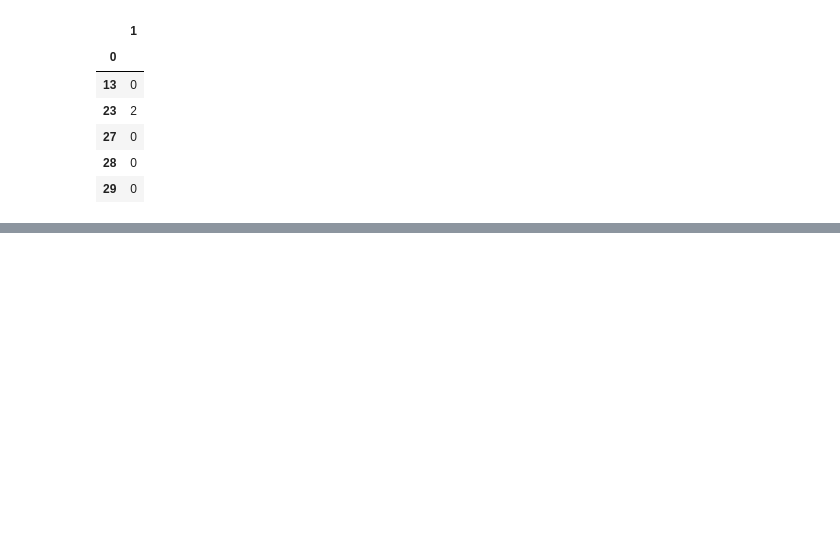
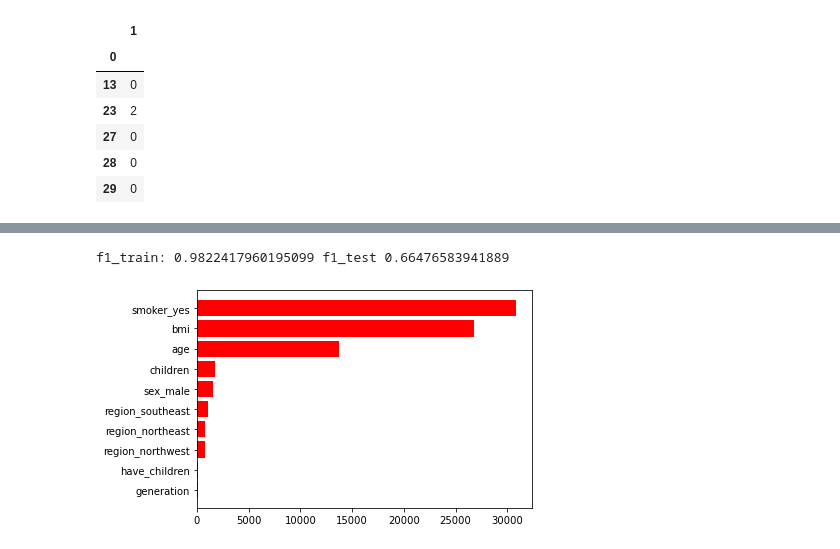
Before and after one commit to TakumiSetoyama/signate_medical_insurance, a Jupyter notebook: lightGBM.ipynb, the cells around one changed output, grey strips where cells are left out. Cells and saved outputs as stored; diff of their text form; code cells hidden in the pictures; blank space fills up the shorter version.

```diff
--- a/lightGBM.ipynb
+++ b/lightGBM.ipynb
@@ -96,0 +167,10 @@ sample_submit.head()
+# %%
+def children_transform(x):
+    if x == 0:
+        y = 0
+    else:
+        y = 1
+    return y
+
+
+X['have_children'] = X.children.apply(lambda x: children_transform(x))
@@ -96,0 +188,17 @@ sample_submit.head()
+# %%
+from sklearn.model_selection import train_test_split
+
+X_train, X_test, y_train, y_test = train_test_split(X, y, test_size=0.2, random_state=0, stratify=y)
+# %%
+feature_name = X.columns
+# %%
+# 勾配ブースティング決定木回帰モデルの学習
+from lightgbm import LGBMClassifier
+nbr = LGBMClassifier(learning_rate = 0.01,
+                    n_estimators = 10000,
+                    num_leaves = 4,
+                    min_child_samples = 10)
+nbr.fit(X_train, y_train,
+        eval_set = (X_train, y_train),
+        early_stopping_rounds = 5,
+        verbose = 500)     # verboseは学習の様子をprintするiterationの間隔
@@ -96,0 +225,19 @@ sample_submit.head()
+# %%
+from sklearn.metrics import f1_score
+
+f1_train = f1_score(y_train, nbr.predict(X_train), average='macro')
+f1_test = f1_score(y_test, nbr.predict(X_test), average='macro')
+
+# 評価結果の表示
+print("f1_train:", f1_train, "f1_test", f1_test)
+# %% [output]
+f1_train: 0.9822417960195099 f1_test 0.66476583941889
+# %%
+# 変数重要度（入力変数ごとに決定木回帰の変数重要度の平均を取ったもの）
+importances = nbr.booster_.feature_importance(importance_type = "gain")
+indices = np.argsort(importances)
+plt.barh(np.asarray(feature_name)[indices], importances[indices],
+         color="r", align="center")
+plt.show()
+# %% [output]
+[figure, added]
```
Also changed, not shown: parts of 39 cells of this notebook, 1 other file.
